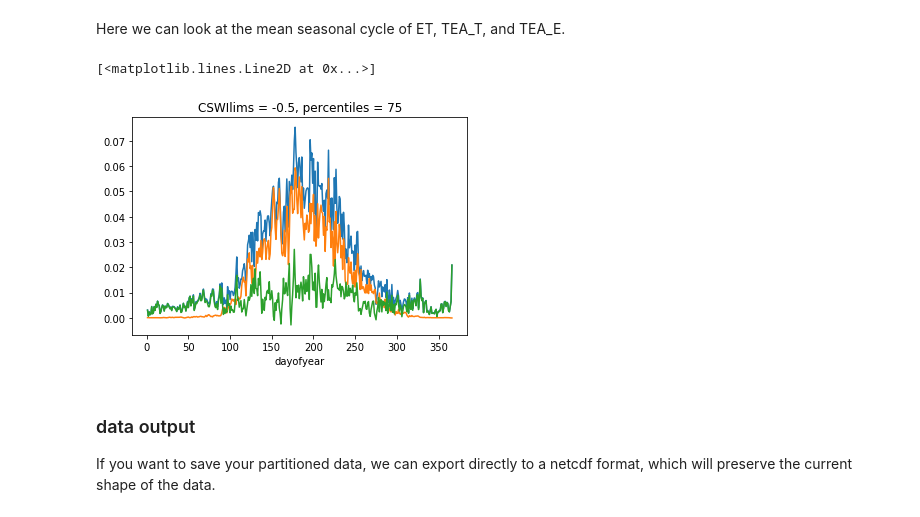
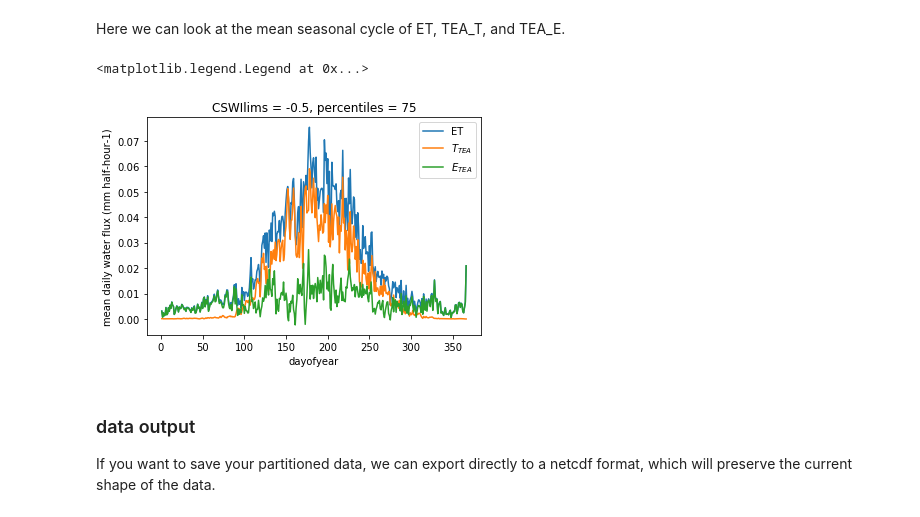
Before and after one commit to jnelson18/ecosystem-transpiration, a Jupyter notebook: TEA_tutorial.ipynb, the cells around one changed output. Cells and saved outputs as stored; diff of their text form; code cells hidden in the pictures.

```diff
--- a/TEA_tutorial.ipynb
+++ b/TEA_tutorial.ipynb
@@ -171,12 +171,14 @@ ds.TEA_T.sel(percentiles=75).resample(timestamp='M').sum(skipna=False).plot()
 # %% [markdown]
 Here we can look at the mean seasonal cycle of ET, TEA_T, and TEA_E.
 # %%
-ds.ET.groupby('timestamp.dayofyear').mean().plot()
-ds.TEA_T.sel(percentiles=75).groupby('timestamp.dayofyear').mean().plot()
-(ds.ET-ds.TEA_T.sel(percentiles=75)).groupby('timestamp.dayofyear').mean().plot()
+ds.ET.groupby('timestamp.dayofyear').mean().plot(label = 'ET')
+ds.TEA_T.sel(percentiles=75).groupby('timestamp.dayofyear').mean().plot(label = r'$T_{TEA}$')
+(ds.ET-ds.TEA_T.sel(percentiles=75)).groupby('timestamp.dayofyear').mean().plot(label = r'$E_{TEA}$')
+pl.ylabel("mean daily water flux (mm half-hour-1)")
+pl.legend()
 # %% [output]
-[<matplotlib.lines.Line2D at 0x...>]
+<matplotlib.legend.Legend at 0x...>
-[figure, old version]
+[figure, new version]
 # %% [markdown]
 ### data output
 
```
Also changed, not shown: parts of 2 cells of this notebook, 5 other files.
